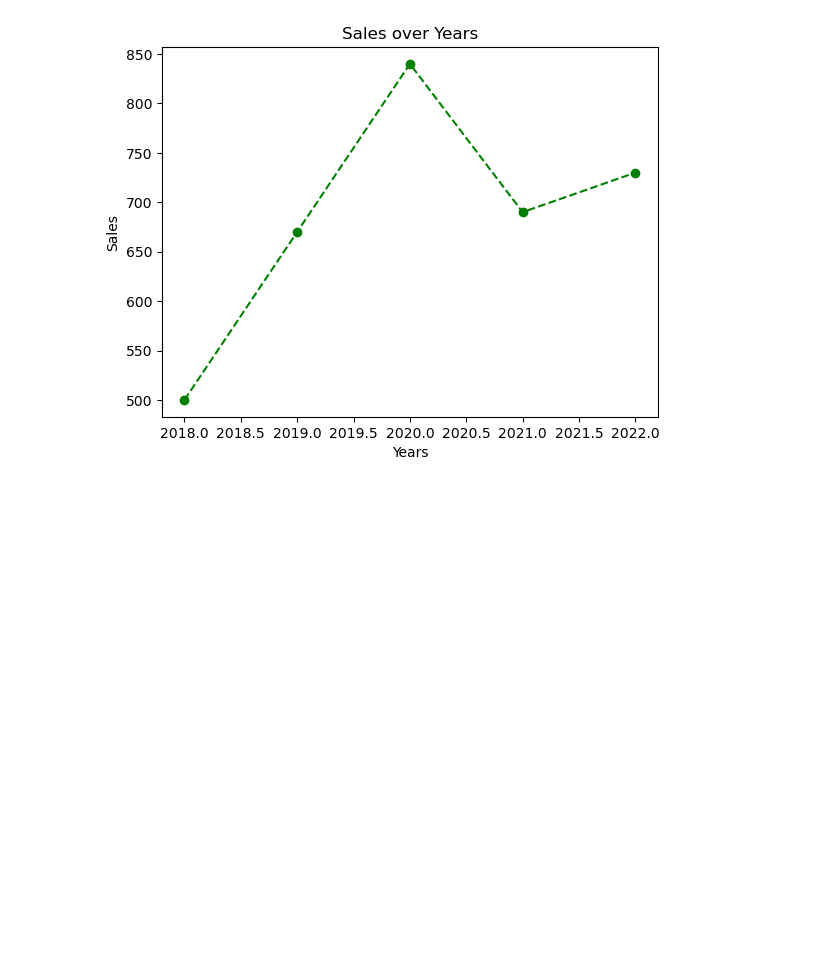
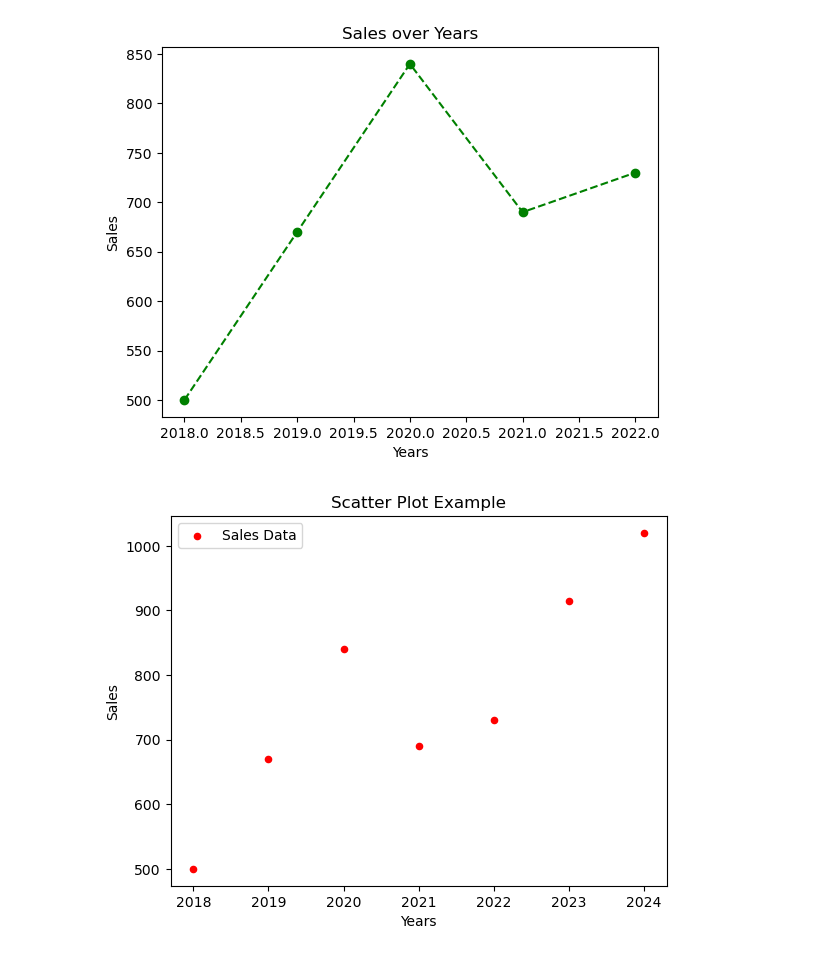
Before and after one commit to zsavery/gb_data_science, a Jupyter notebook: docs/graph_basics.ipynb, the cells around one changed output. Drawn from its saved outputs; the diff is of its cells as text; code cells hidden in the pictures; blank space fills up the shorter version.

Commit message:
Graphs Exampels - bar, scatter, box

```diff
--- a/docs/graph_basics.ipynb
+++ b/docs/graph_basics.ipynb
@@ -47,3 +47,18 @@ plt.ylabel("Sales")
 # %% [output]
 Text(0, 0.5, 'Sales')
 [figure]
+# %%
+sales = [500, 670, 840, 690, 730, 914, 1020]
+years = [2018, 2019, 2020, 2021, 2022, 2023, 2024]
+
+df = pd.DataFrame({'Sales': sales,
+                  'Year': years})
+scatter_data = pd.DataFrame({'Sales':sales,
+                            'Years':years})
+# %%
+scatter_data.plot.scatter(x='Years', y='Sales', label='Sales Data', color='r', marker='o')
+plt.title('Scatter Plot Example')
+plt.legend()
+plt.show()
+# %% [output]
+[figure, added]
```
Also changed, not shown: parts of 9 cells of this notebook.
